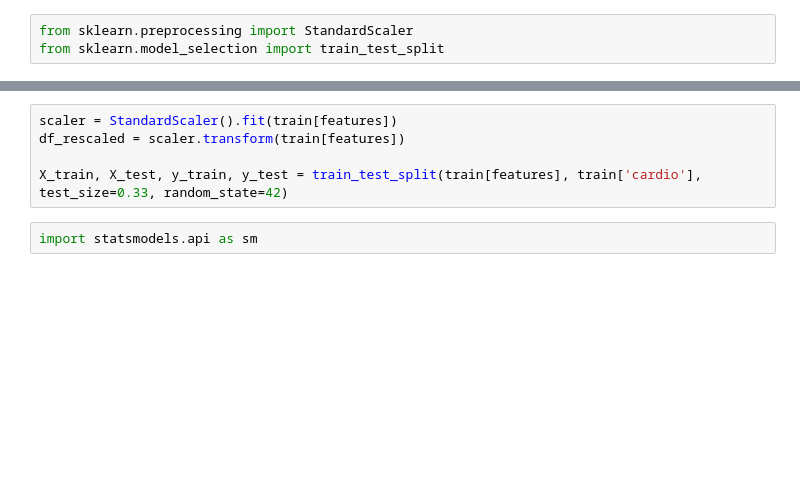
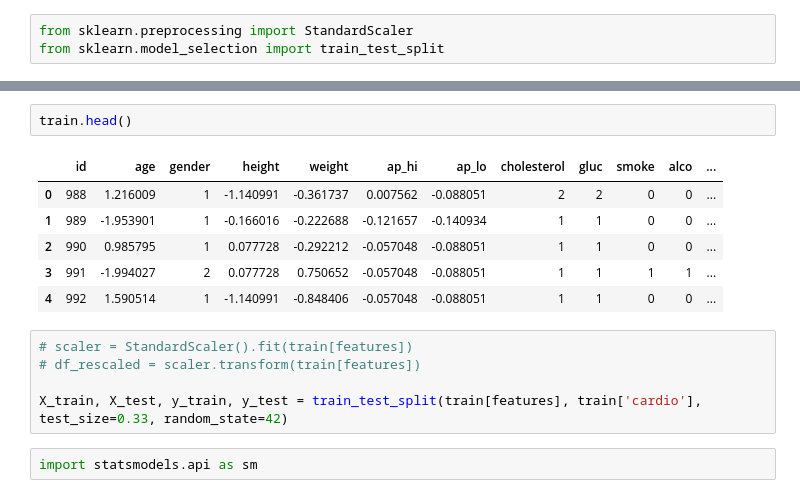
Before and after one commit to ikyath/CardioVascularDiseaseDetection, a Jupyter notebook: Cardiovascular_Disease_Detection.ipynb, the cells around one changed output, grey strips where cells are left out. Cells and saved outputs as stored; diff of their text form; blank space fills up the shorter version.

```diff
--- a/Cardiovascular_Disease_Detection.ipynb
+++ b/Cardiovascular_Disease_Detection.ipynb
@@ -153,6 +163,15 @@ features_vif=['ap_hi','ap_lo','cholesterol','gluc','smoke','alco','active','card
+# %%
+train.head()
+# %% [output]
+|  | id | age | gender | height | weight | ap_hi | ap_lo | cholesterol | gluc | smoke | alco | ... |
+| 0 | 988 | 1.216009 | 1 | -1.140991 | -0.361737 | 0.007562 | -0.088051 | 2 | 2 | 0 | 0 | ... |
+| 1 | 989 | -1.953901 | 1 | -0.166016 | -0.222688 | -0.121657 | -0.140934 | 1 | 1 | 0 | 0 | ... |
+| 2 | 990 | 0.985795 | 1 | 0.077728 | -0.292212 | -0.057048 | -0.088051 | 1 | 1 | 0 | 0 | ... |
+| 3 | 991 | -1.994027 | 2 | 0.077728 | 0.750652 | -0.057048 | -0.088051 | 1 | 1 | 1 | 1 | ... |
+| 4 | 992 | 1.590514 | 1 | -1.140991 | -0.848406 | -0.057048 | -0.088051 | 1 | 1 | 0 | 0 | ... |
 # %%
-scaler = StandardScaler().fit(train[features])
-df_rescaled = scaler.transform(train[features])
+# scaler = StandardScaler().fit(train[features])
+# df_rescaled = scaler.transform(train[features])
 
 X_train, X_test, y_train, y_test = train_test_split(train[features], train['cardio'], test_size=0.33, random_state=42)
 # %%
```
Also changed, not shown: parts of 10 cells of this notebook.
